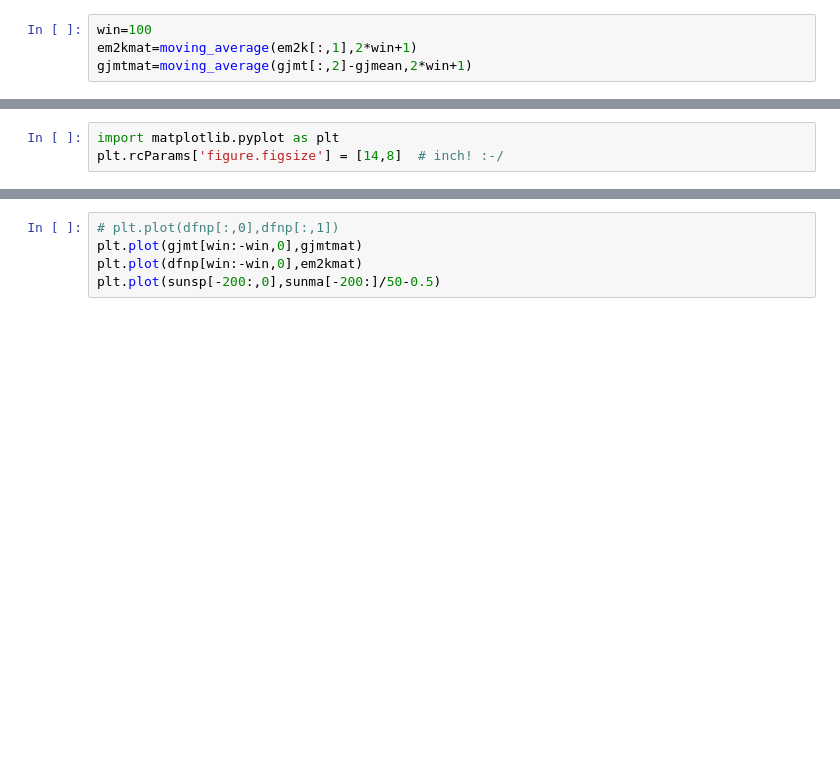
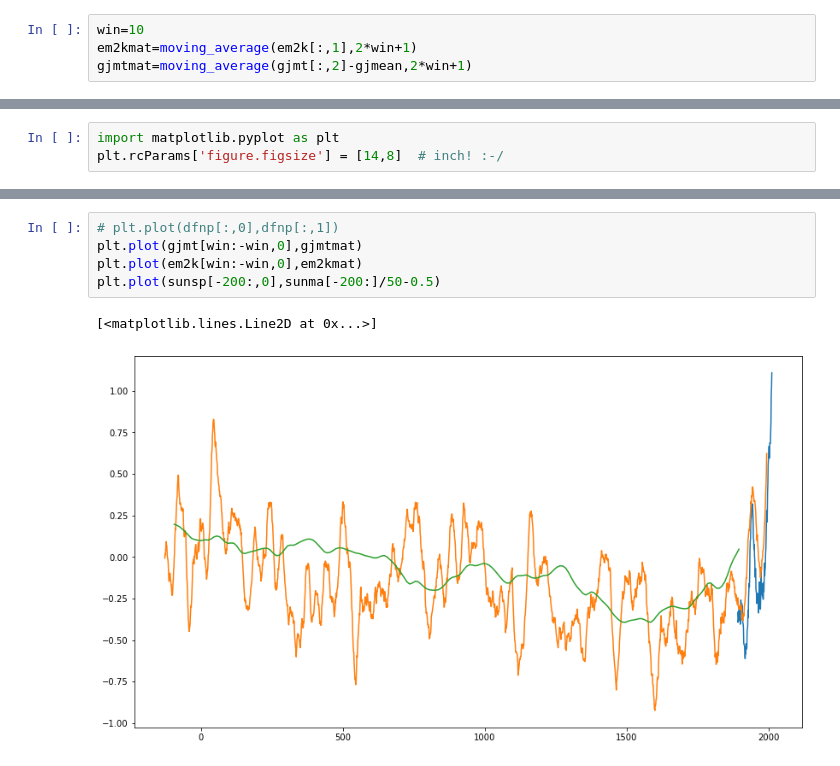
Before and after one commit to domschl/indrajala, a Jupyter notebook: python_indrajala/examples/importers/RawTests.ipynb, the cells around one changed output, grey strips where cells are left out. Saved outputs shown, nothing was run; the diff lists cells and outputs as text; blank space fills up the shorter version.

```diff
--- a/python_indrajala/examples/importers/RawTests.ipynb
+++ b/python_indrajala/examples/importers/RawTests.ipynb
@@ -79,7 +113,7 @@ def moving_average(a, n=3) :
 # %%
 gjmean=np.mean(gjmt[:,2])
 # %%
-win=100
+win=10
 em2kmat=moving_average(em2k[:,1],2*win+1)
 gjmtmat=moving_average(gjmt[:,2]-gjmean,2*win+1)
 # %%
@@ -94,6 +131,9 @@ plt.plot(sunsp[-200:,0],sunsp[-200:,1]/60-0.4)
 # %%
 # plt.plot(dfnp[:,0],dfnp[:,1])
 plt.plot(gjmt[win:-win,0],gjmtmat)
-plt.plot(dfnp[win:-win,0],em2kmat)
+plt.plot(em2k[win:-win,0],em2kmat)
 plt.plot(sunsp[-200:,0],sunma[-200:]/50-0.5)
+# %% [output]
+[<matplotlib.lines.Line2D at 0x...>]
+[figure, added]
 # %%
```
Also changed, not shown: parts of 10 cells of this notebook, 7 other files.
